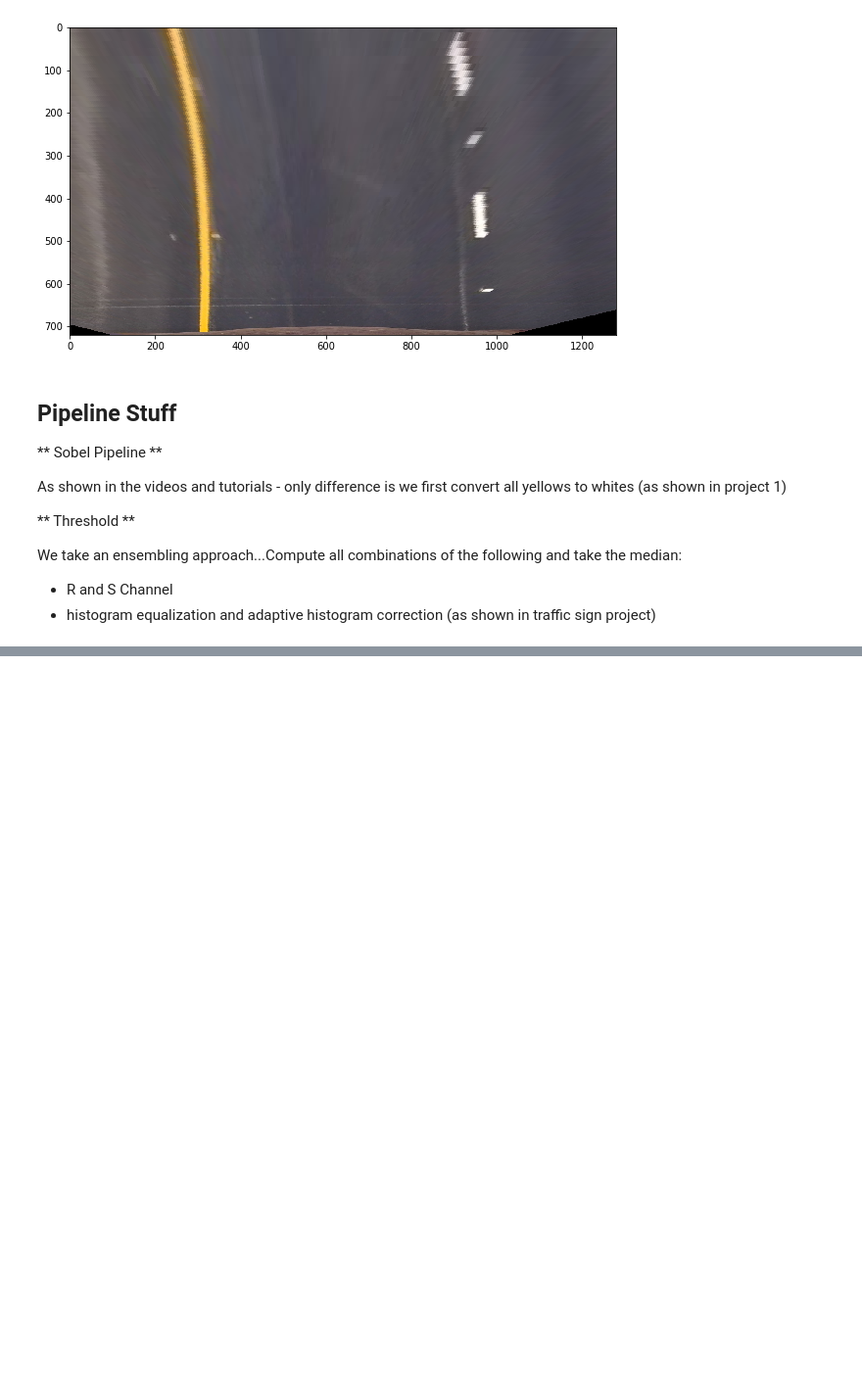
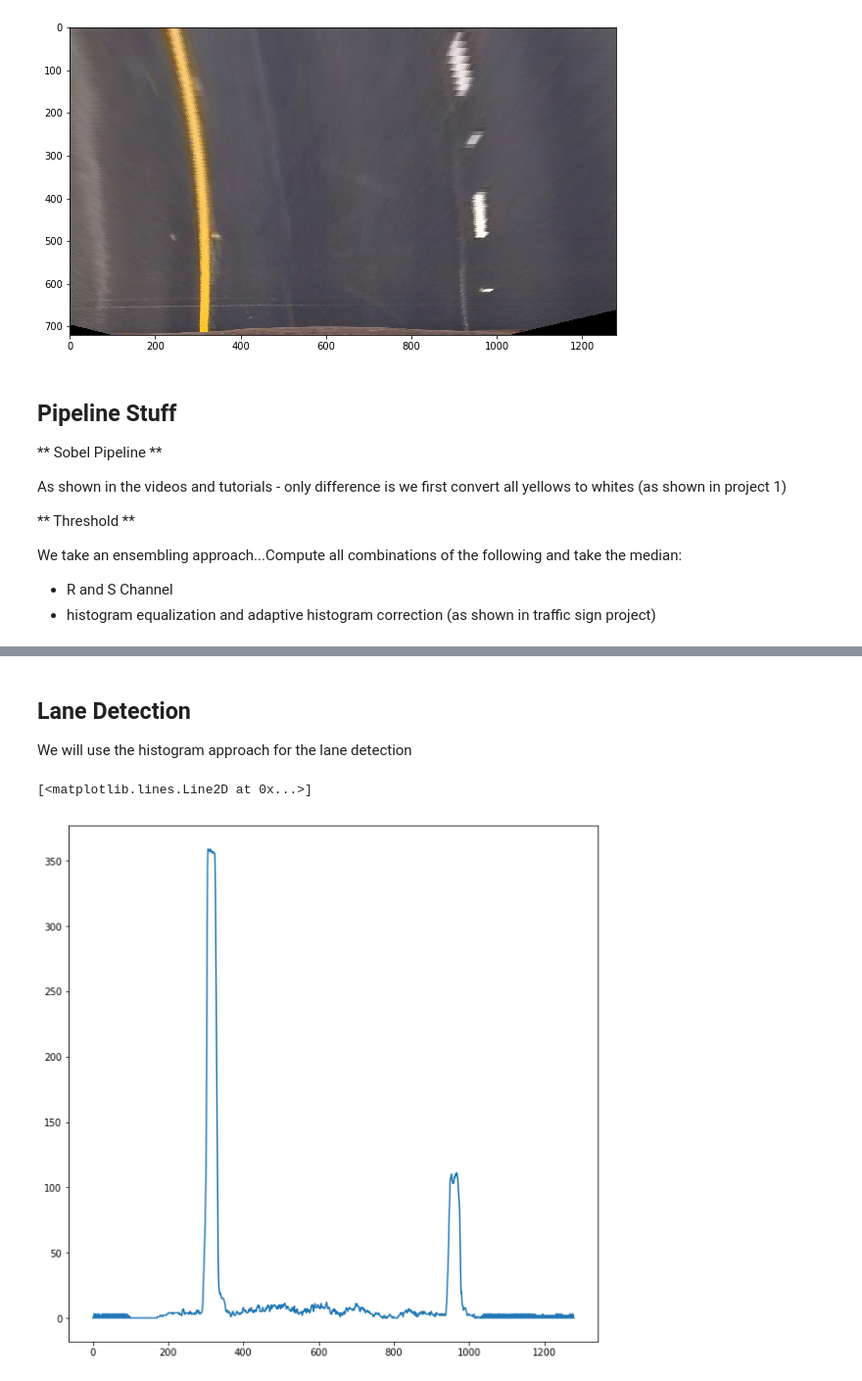
Before and after one commit to chappers/CarND-Advanced-Lane-Lines, a Jupyter notebook: project.ipynb, the cells around one changed output, grey strips where cells are left out. Shown at 98% size. Drawn from its saved outputs; the diff is of its cells as text; code cells hidden in the pictures; blank space fills up the shorter version.

```diff
--- a/project.ipynb
+++ b/project.ipynb
@@ -391,0 +403,12 @@ plt.imshow(test_img, cmap='gray')
+# %% [markdown]
+## Lane Detection
+
+We will use the histogram approach for the lane detection
+# %%
+import numpy as np
+img = combined_pipeline(warper(undistort_image(mpimg.imread('test_images/test2.jpg'))))
+histogram = np.sum(img[img.shape[0]//2:,:], axis=0)
+plt.plot(histogram)
+# %% [output]
+[<matplotlib.lines.Line2D at 0x...>]
+[figure, added]
```
Also changed, not shown: parts of 18 cells of this notebook, 10 other files.
